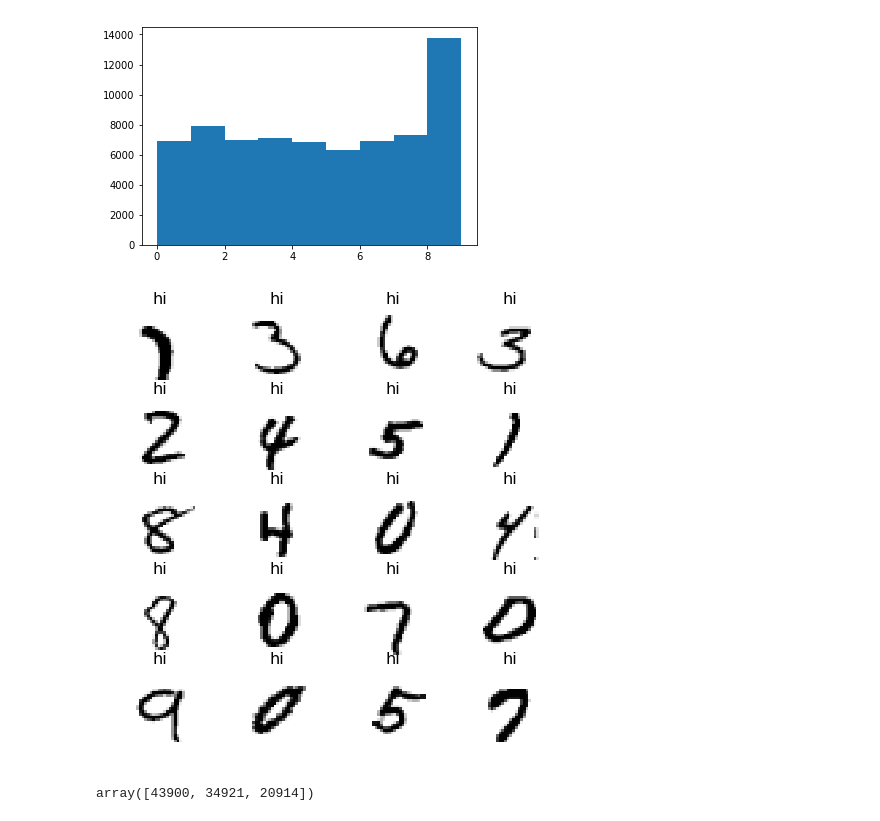
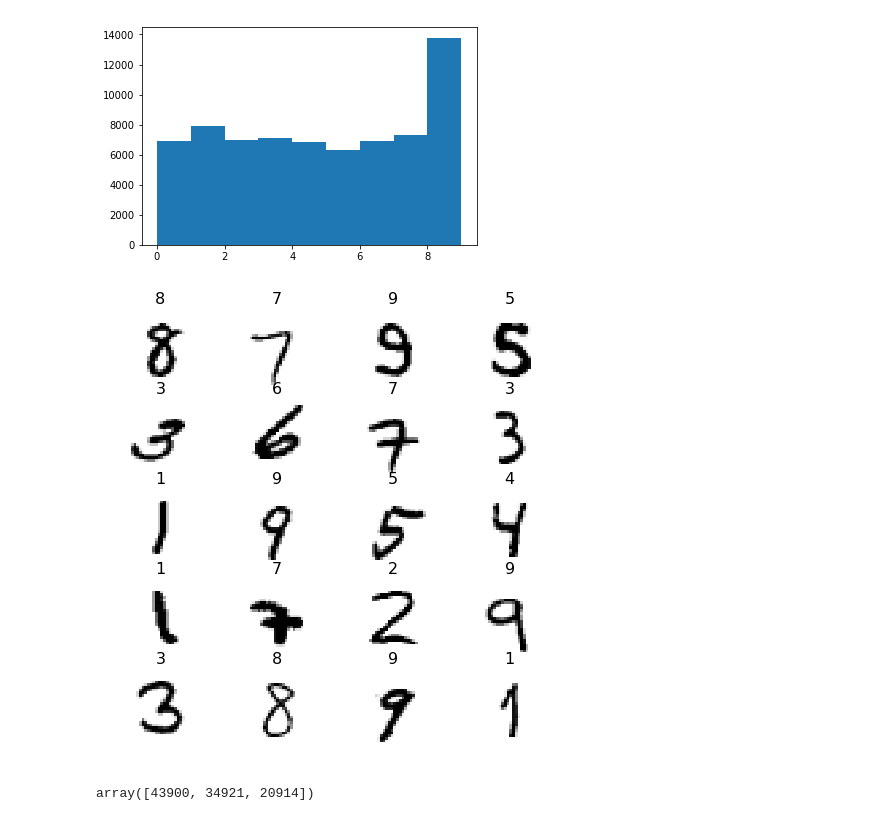
Before and after one commit to DerekLiang/neural-networks-and-deep-learning, a Jupyter notebook: src/mnist.ipynb, the cells around one changed output. Drawn from its saved outputs; the diff is of its cells as text; code cells hidden in the pictures.

```diff
--- a/src/mnist.ipynb
+++ b/src/mnist.ipynb
@@ -116,18 +116,19 @@ plt.hist(mnist.target, bins=range(10))
 # %%
 w=10
 h=10
 fig=plt.figure(figsize=(8, 8))
 columns = 4
 rows = 5
 for i in range(1, columns*rows +1):
-    img =  mnist.data[randint(0, 70000)].reshape((28,28))
+    idx = randint(0, 70000)
+    img =  mnist.data[idx].reshape((28,28))
     sp = fig.add_subplot(rows, columns , i)
     sp.axis('Off')
-    sp.set_title('hi', fontsize=16)
+    sp.set_title(int(mnist.target[idx]), fontsize=16)
     fig.add_subplot(rows, columns, i)
     plt.imshow(img, cmap='gray_r')
 # %% [output]
-[figure, old version]
+[figure, new version]
 # %%
 x = np.random.permutation(70000)
 # %%
```
Also changed, not shown: parts of 6 cells of this notebook.
